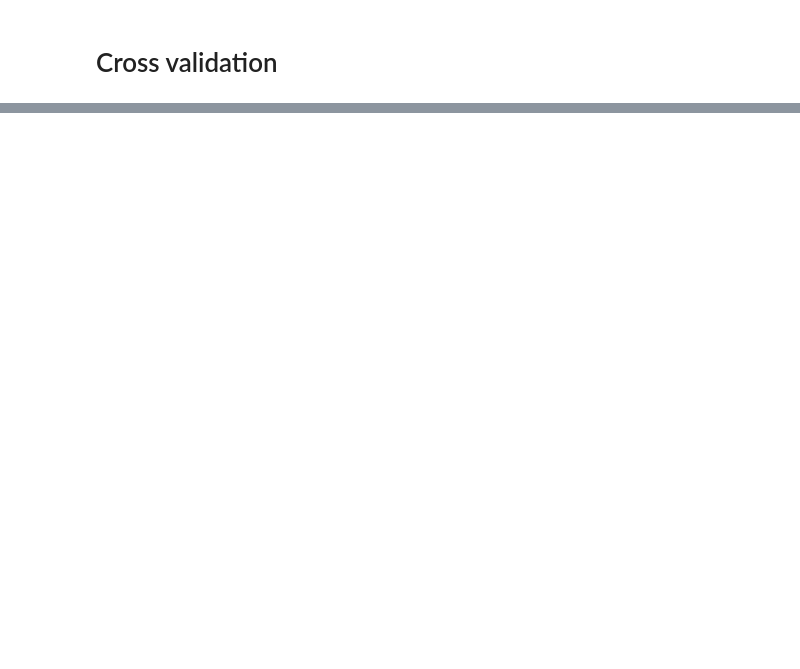
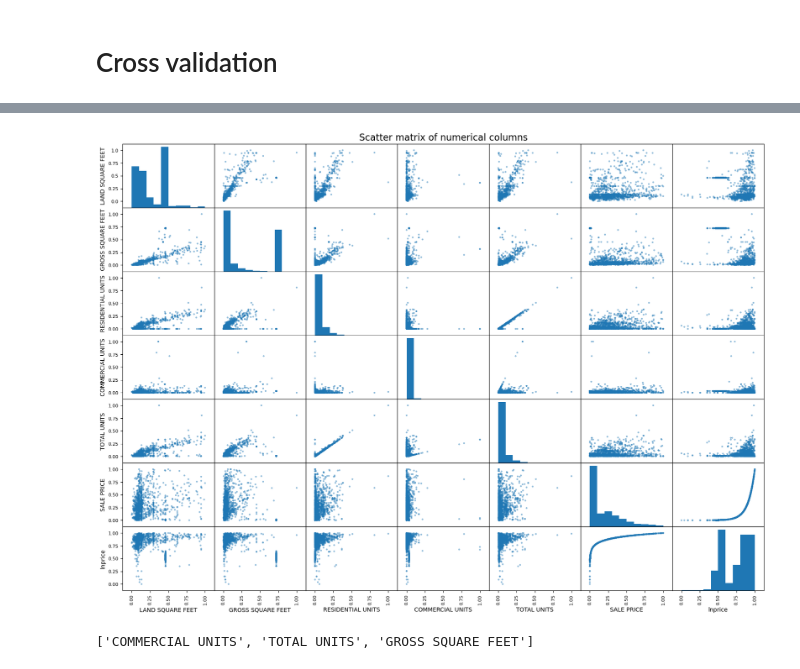
Before and after one commit to iNafey/house-price-predictor, a Jupyter notebook: main.ipynb, the cells around one changed output, grey strips where cells are left out. Saved outputs shown, nothing was run; the diff lists cells and outputs as text; code cells hidden in the pictures; blank space fills up the shorter version.

```diff
--- a/main.ipynb
+++ b/main.ipynb
@@ -870,0 +660,4 @@ Score against test data: 0.312
+# %%
+valid_grsqft_df['RESIDENTIAL UNITS'] = valid_grsqft_df['RESIDENTIAL UNITS'].replace(to_replace = np.nan,  value = 0)
+valid_grsqft_df['COMMERCIAL UNITS'] = valid_grsqft_df['COMMERCIAL UNITS'].replace(to_replace = np.nan,  value = 0)
+valid_grsqft_df['TOTAL UNITS'] = valid_grsqft_df['TOTAL UNITS'].replace(to_replace = np.nan,  value = 0)
@@ -870,0 +823,3 @@ Score against test data: 0.312
+# %%
+valid_grsqft_df["lnprice"] = pd.DataFrame(np.log(valid_grsqft_df["SALE PRICE"]))
+#valid_grsqft_df = normalise(valid_grsqft_df)
@@ -870,0 +838,5 @@ Score against test data: 0.312
+# %%
+df_imputed = identify_outlier(valid_grsqft_df, ["SALE PRICE", "lnprice", "LAND SQUARE FEET", "GROSS SQUARE FEET"])
+print("number of outliers identified:", valid_grsqft_df['outlier'].sum())
+valid_grsqft_df = valid_grsqft_df[valid_grsqft_df.outlier == 0]
+valid_grsqft_df.drop('outlier', axis = 1, inplace = True)
@@ -870,0 +865,3 @@ Score against test data: 0.312
+# %%
+normalised_df = normalise(valid_grsqft_df, ["COMMERCIAL UNITS","GROSS SQUARE FEET","LAND SQUARE FEET","RESIDENTIAL UNITS","SALE PRICE", "TOTAL UNITS", "lnprice"])
+normalised_df.describe()
@@ -870,0 +931,9 @@ Score against test data: 0.312
+# %%
+scatter_m(normalised_df,numericals)
+# %% [output]
+[figure, added]
+# %%
+cleanedDf_predictors = first_ranked_predictors(normalised_df, ['COMMERCIAL UNITS', 'TOTAL UNITS', 'RESIDENTIAL UNITS', 'LAND SQUARE FEET', 'GROSS SQUARE FEET'], 'lnprice')
+print(cleanedDf_predictors)
+# %% [output]
+['COMMERCIAL UNITS', 'TOTAL UNITS', 'GROSS SQUARE FEET']
```
Also changed, not shown: parts of 63 cells of this notebook.
